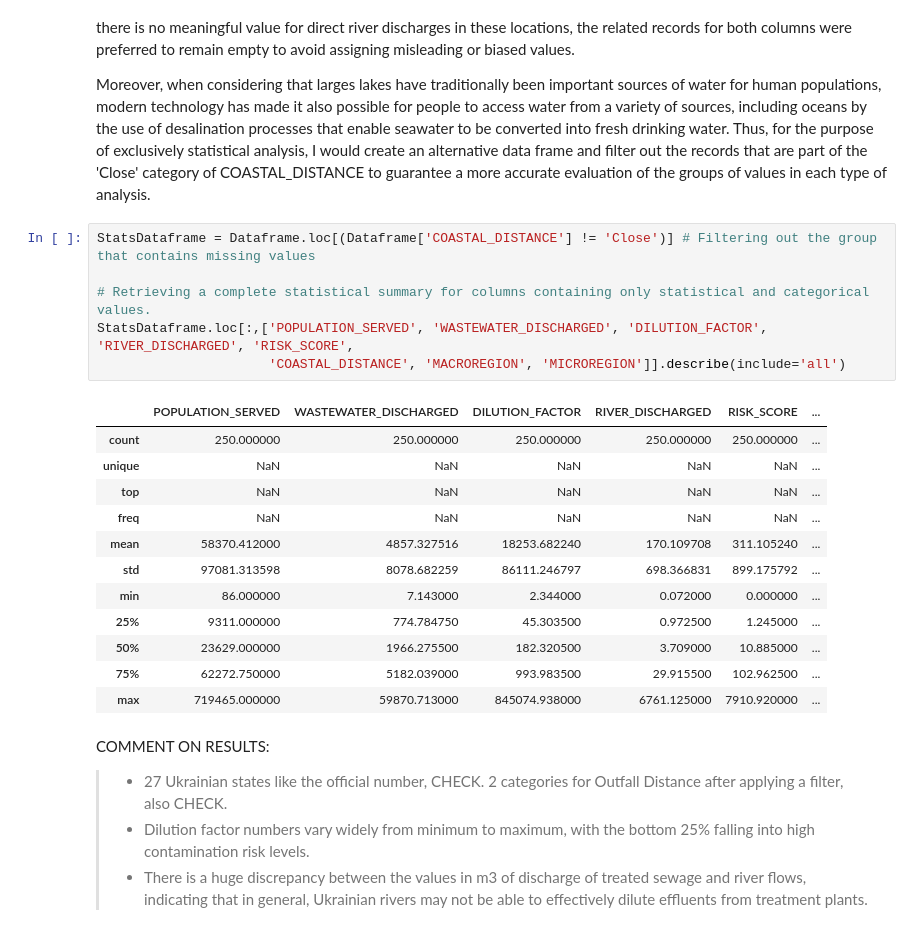
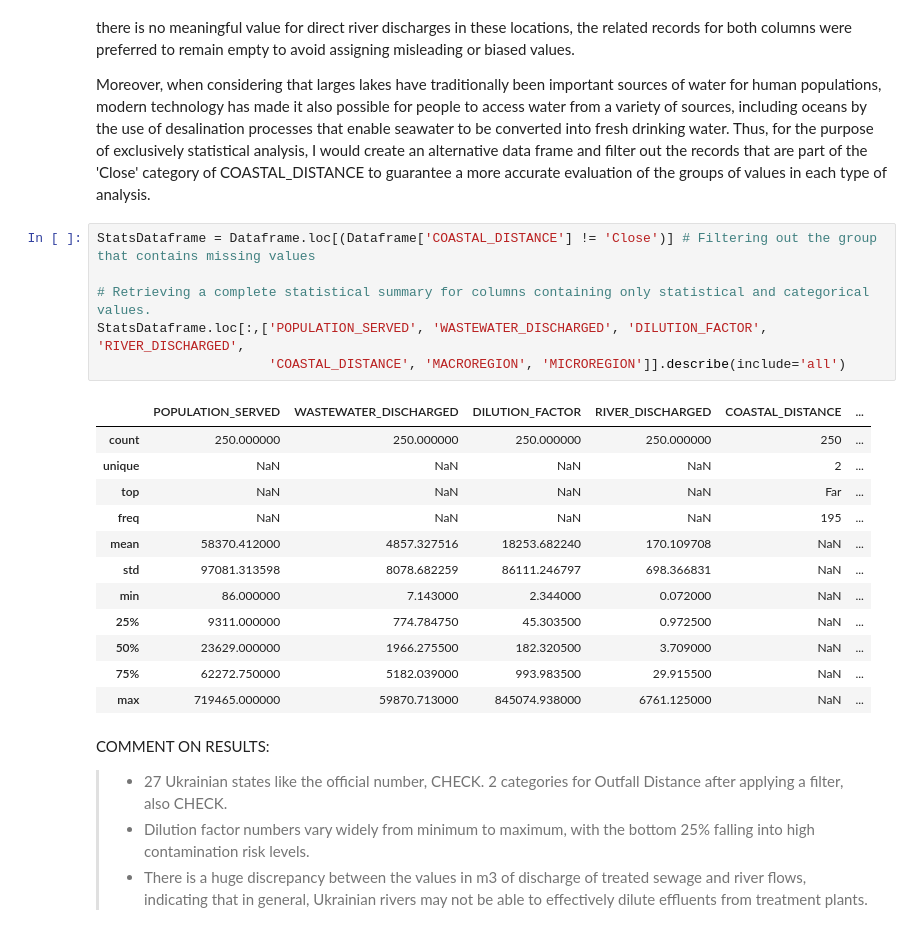
Before and after one commit to juanrassis/python_projects, a Jupyter notebook: GeospatialAnalysis_WaterManagement_Ukraine.ipynb, the cells around one changed output. Drawn from its saved outputs; the diff is of its cells as text.

```diff
--- a/GeospatialAnalysis_WaterManagement_Ukraine.ipynb
+++ b/GeospatialAnalysis_WaterManagement_Ukraine.ipynb
@@ -393,22 +401,22 @@ Moreover, when considering that larges lakes have traditionally been important s
 # %%
 StatsDataframe = Dataframe.loc[(Dataframe['COASTAL_DISTANCE'] != 'Close')] # Filtering out the group that contains missing values
 
 # Retrieving a complete statistical summary for columns containing only statistical and categorical values.
-StatsDataframe.loc[:,['POPULATION_SERVED', 'WASTEWATER_DISCHARGED', 'DILUTION_FACTOR', 'RIVER_DISCHARGED', 'RISK_SCORE',
+StatsDataframe.loc[:,['POPULATION_SERVED', 'WASTEWATER_DISCHARGED', 'DILUTION_FACTOR', 'RIVER_DISCHARGED',
                       'COASTAL_DISTANCE', 'MACROREGION', 'MICROREGION']].describe(include='all')
 # %% [output]
-|  | POPULATION_SERVED | WASTEWATER_DISCHARGED | DILUTION_FACTOR | RIVER_DISCHARGED | RISK_SCORE | ... |
-| count | 250.000000 | 250.000000 | 250.000000 | 250.000000 | 250.000000 | ... |
-| unique | NaN | NaN | NaN | NaN | NaN | ... |
-| top | NaN | NaN | NaN | NaN | NaN | ... |
-| freq | NaN | NaN | NaN | NaN | NaN | ... |
-| mean | 58370.412000 | 4857.327516 | 18253.682240 | 170.109708 | 311.105240 | ... |
-| std | 97081.313598 | 8078.682259 | 86111.246797 | 698.366831 | 899.175792 | ... |
-| min | 86.000000 | 7.143000 | 2.344000 | 0.072000 | 0.000000 | ... |
-| 25% | 9311.000000 | 774.784750 | 45.303500 | 0.972500 | 1.245000 | ... |
-| 50% | 23629.000000 | 1966.275500 | 182.320500 | 3.709000 | 10.885000 | ... |
-| 75% | 62272.750000 | 5182.039000 | 993.983500 | 29.915500 | 102.962500 | ... |
-| max | 719465.000000 | 59870.713000 | 845074.938000 | 6761.125000 | 7910.920000 | ... |
+|  | POPULATION_SERVED | WASTEWATER_DISCHARGED | DILUTION_FACTOR | RIVER_DISCHARGED | COASTAL_DISTANCE | ... |
+| count | 250.000000 | 250.000000 | 250.000000 | 250.000000 | 250 | ... |
+| unique | NaN | NaN | NaN | NaN | 2 | ... |
+| top | NaN | NaN | NaN | NaN | Far | ... |
+| freq | NaN | NaN | NaN | NaN | 195 | ... |
+| mean | 58370.412000 | 4857.327516 | 18253.682240 | 170.109708 | NaN | ... |
+| std | 97081.313598 | 8078.682259 | 86111.246797 | 698.366831 | NaN | ... |
+| min | 86.000000 | 7.143000 | 2.344000 | 0.072000 | NaN | ... |
+| 25% | 9311.000000 | 774.784750 | 45.303500 | 0.972500 | NaN | ... |
+| 50% | 23629.000000 | 1966.275500 | 182.320500 | 3.709000 | NaN | ... |
+| 75% | 62272.750000 | 5182.039000 | 993.983500 | 29.915500 | NaN | ... |
+| max | 719465.000000 | 59870.713000 | 845074.938000 | 6761.125000 | NaN | ... |
 # %% [markdown]
 COMMENT ON RESULTS:
 
```
Also changed, not shown: parts of 55 cells of this notebook.
